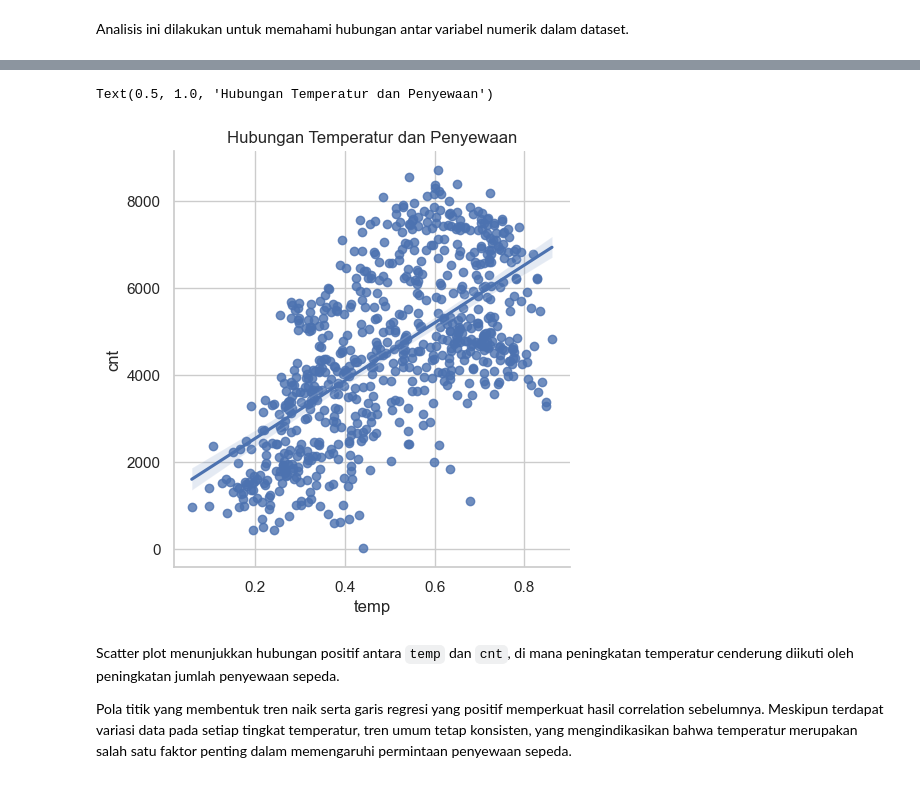
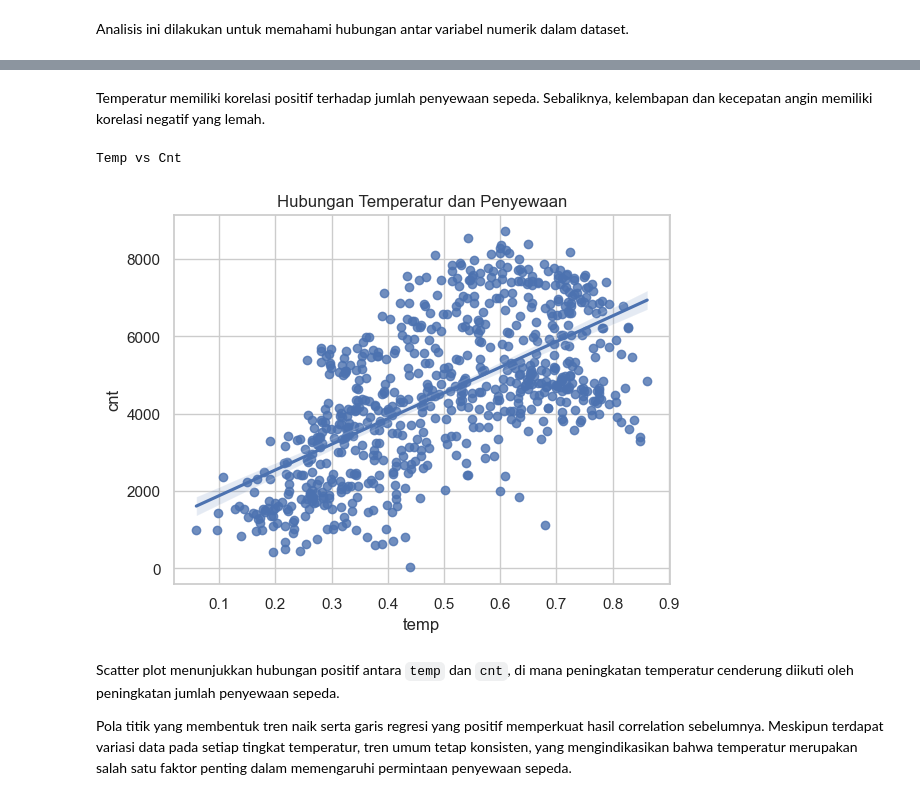
Before and after one commit to naylapoetrikurnia-hash/bike-dashboard, a Jupyter notebook: notebook.ipynb, the cells around one changed output, grey strips where cells are left out. Saved outputs shown, nothing was run; the diff lists cells and outputs as text; code cells hidden in the pictures.

Commit message:
clean structure and fix dataset

```diff
--- a/notebook.ipynb
+++ b/notebook.ipynb
@@ -66,0 +30,5 @@ Dataset terdiri dari 731 observasi tanpa missing values dan duplikasi, sehingga
+# %%
+# Load dataset
+bike_sharing_df = pd.read_csv("data/day.csv")
+
+print(bike_sharing_df.head())
@@ -94,0 +144,5 @@ Dataset telah dibersihkan dan ditransformasikan sehingga siap untuk analisis lan
+# %%
+# Mengubah tipe data kolom tanggal menjadi datetime
+bike_sharing_df["dteday"] = pd.to_datetime(bike_sharing_df["dteday"])
+
+print(bike_sharing_df.dtypes)
@@ -214,10 +333,15 @@ Variabel `temp` menunjukkan korelasi positif moderat terhadap `cnt`, yang mengin
+# %% [markdown]
+Temperatur memiliki korelasi positif terhadap jumlah penyewaan sepeda.
+Sebaliknya, kelembapan dan kecepatan angin memiliki korelasi negatif yang lemah.
 # %%
-# Scatter Tempt vs Cnt
-sns.lmplot(x="temp", y="cnt", data=df)
+# Hubungan temperatur dengan penyewaan
+print("Temp vs Cnt")
+sns.regplot(x="temp", y="cnt", data=bike_sharing_df)
 plt.title("Hubungan Temperatur dan Penyewaan")
+plt.show()
 # %% [output]
-Text(0.5, 1.0, 'Hubungan Temperatur dan Penyewaan')
+Temp vs Cnt
-[figure, old version]
+[figure, new version]
 # %% [markdown]
 Scatter plot menunjukkan hubungan positif antara `temp` dan `cnt`, di mana peningkatan temperatur cenderung diikuti oleh peningkatan jumlah penyewaan sepeda.
 
```
Also changed, not shown: parts of 74 cells of this notebook, 5 other files.
